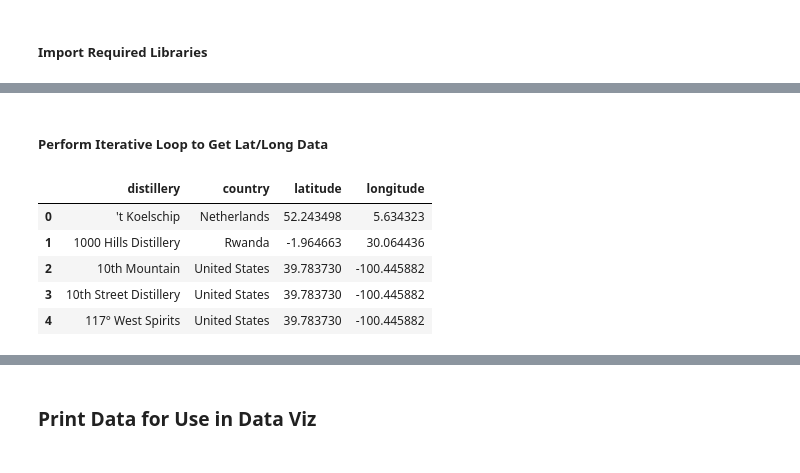
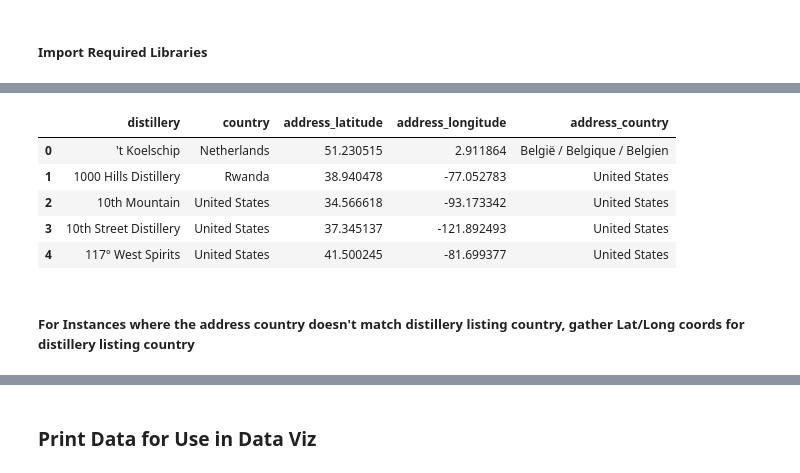
Before and after one commit to kgaddie/Coding_Projects, a Jupyter notebook: whisky_data/distillery_data_script.ipynb, the cells around one changed output, grey strips where cells are left out. Saved outputs shown, nothing was run; the diff lists cells and outputs as text; code cells hidden in the pictures.

```diff
--- a/whisky_data/distillery_data_script.ipynb
+++ b/whisky_data/distillery_data_script.ipynb
@@ -98,2 +86,0 @@ def findGeocode(country):
-# %% [markdown]
-##### Perform Iterative Loop to Get Lat/Long Data
@@ -109,11 +87,42 @@ for i in (distilleries["country"]):
-# %%
-distilleries['latitude'] = latitude
-distilleries['longitude'] = longitude
-distilleries.head()
-# %% [output]
-|  | distillery | country | latitude | longitude |
-| 0 | 't Koelschip | Netherlands | 52.243498 | 5.634323 |
-| 1 | 1000 Hills Distillery | Rwanda | -1.964663 | 30.064436 |
-| 2 | 10th Mountain | United States | 39.783730 | -100.445882 |
-| 3 | 10th Street Distillery | United States | 39.783730 | -100.445882 |
-| 4 | 117° West Spirits | United States | 39.783730 | -100.445882 |
+# %%
+#Create Function to find coordinates of a given input location variable (country, company name, address)
+def findGeocode(location_var):
+    try:
+        geolocator = Nominatim(user_agent="http")
+        return geolocator.geocode(location_var, timeout=None)
+    except GeocoderTimedOut:
+        return findGeocode(location_var)
+# %%
+# Gather Lat/Long, Country for each returned address found in searching for Company Name
+
+# Empty Lists for Lat/Longs
+longitude = []
+latitude = []
+loc_country = []
+
+#Find details
+for i in (distilleries["distillery"]):
+    if findGeocode(i) != None:
+        loc = findGeocode(i)
+        latitude.append(loc.latitude)
+        longitude.append(loc.longitude)
+        loc_country.append(loc.raw['display_name'].rsplit(',',1)[-1].lstrip())
+    else:
+        latitude.append(np.nan)
+        longitude.append(np.nan)
+        loc_country.append(np.nan)
+# %%
+#Create Final Dataframe
+distilleries['address_latitude'] = latitude
+distilleries['address_longitude'] = longitude
+distilleries['address_country'] = loc_country
+distilleries.head()
+# %% [output]
+|  | distillery | country | address_latitude | address_longitude | address_country |
+| 0 | 't Koelschip | Netherlands | 51.230515 | 2.911864 | België / Belgique / Belgien |
+| 1 | 1000 Hills Distillery | Rwanda | 38.940478 | -77.052783 | United States |
+| 2 | 10th Mountain | United States | 34.566618 | -93.173342 | United States |
+| 3 | 10th Street Distillery | United States | 37.345137 | -121.892493 | United States |
+| 4 | 117° West Spirits | United States | 41.500245 | -81.699377 | United States |
+# %% [markdown]
+##### For Instances where the address country doesn't match distillery listing country, gather Lat/Long coords for distillery listing country
```
Also changed, not shown: parts of 13 cells of this notebook, 3 other files.
